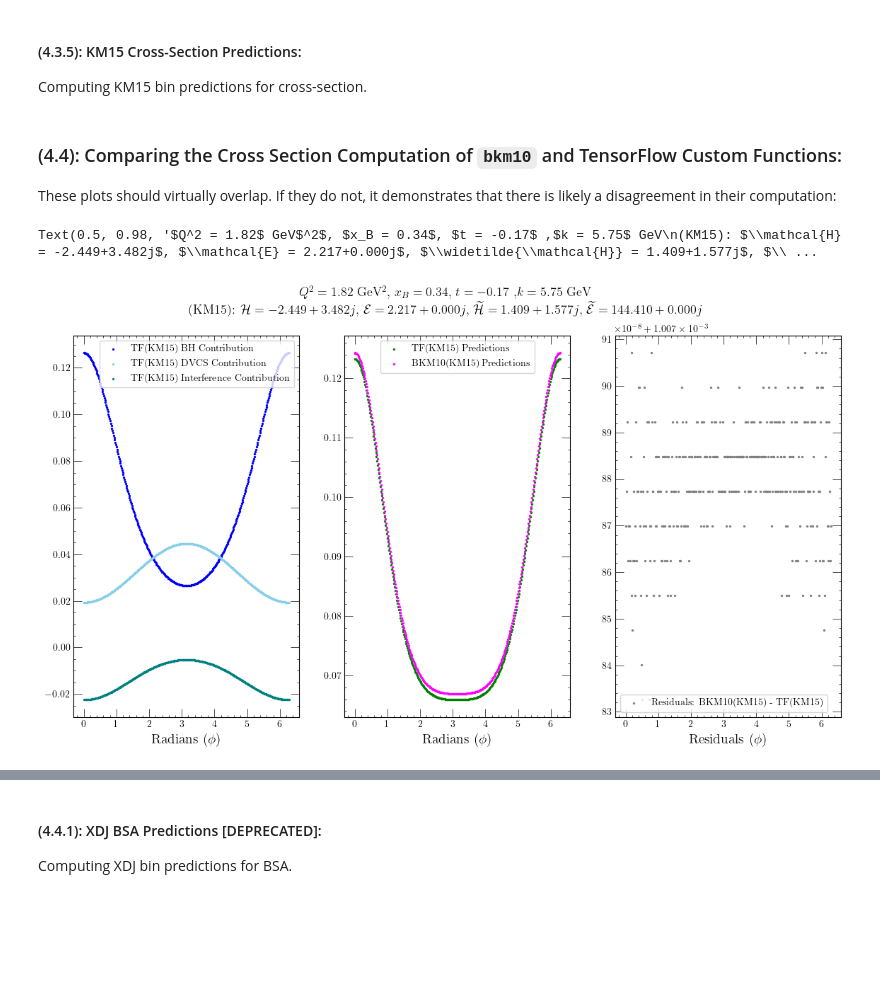
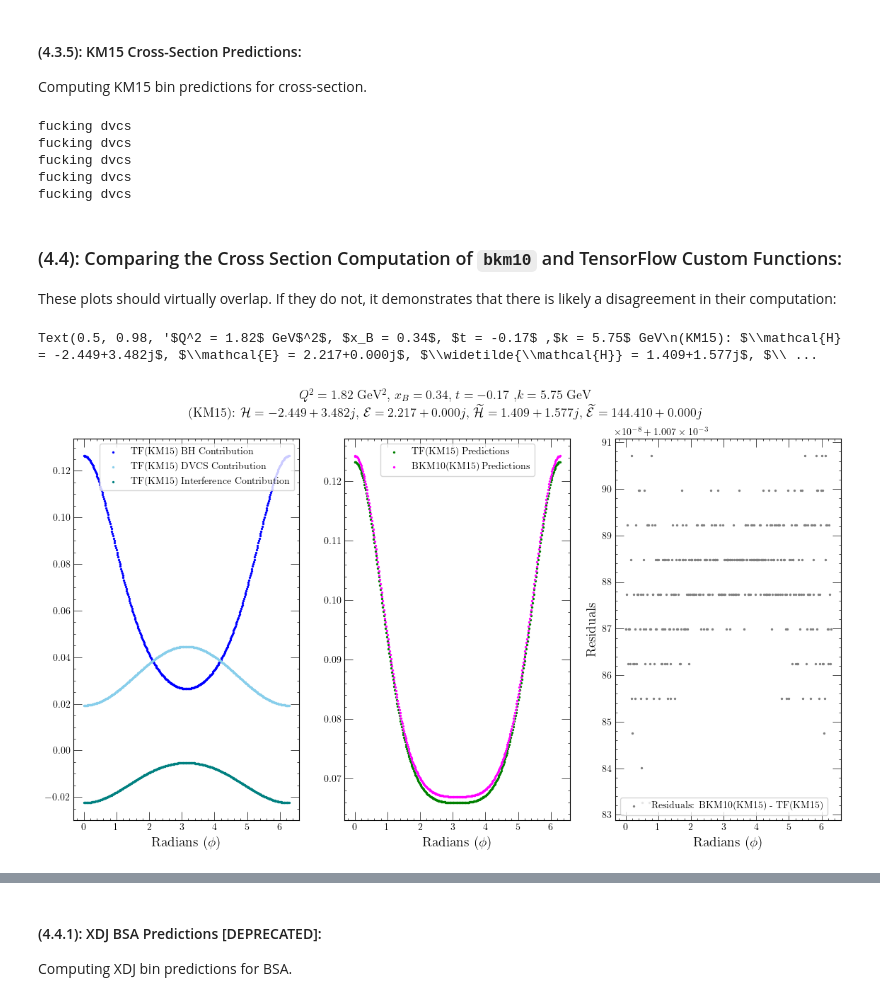
Before and after one commit to JayDanielsss/gpd_dnn, a Jupyter notebook: closure_test/closure_test.ipynb, the cells around one changed output, grey strips where cells are left out. Drawn from its saved outputs; the diff is of its cells as text; code cells hidden in the pictures; blank space fills up the shorter version.

```diff
--- a/closure_test/closure_test.ipynb
+++ b/closure_test/closure_test.ipynb
@@ -1771,7 +1797,7 @@ def interference_amplitude(
     lep_helicity, target_polar, q_sq, xb, t, ep, y, xi, k, f1, f2, ktilde, tprime, phi, p1, p2,
     cff_re_h, cff_re_ht, cff_re_e, cff_im_h, cff_im_ht, cff_im_e, use_ww: bool = True):
 
-    if target_polar == 1.0:
+    if (target_polar == -0.5 or target_polar == +0.5):
         # [TODO]: Code polarized target coefficients. @Woofmagic
         raise NotImplementedError("NO POLARIZED TARGET YET!")
 
@@ -1805,7 +1831,9 @@ def interference_amplitude(
             i_unp_s2(1.0, q_sq, xb, t, ep, y, xi, k, tprime, f1, f2, ktilde, cff_im_h, cff_im_ht, cff_im_e, use_ww) +
             i_unp_s2(-1.0, q_sq, xb, t, ep, y, xi, k, tprime, f1, f2, ktilde, cff_im_h, cff_im_ht, cff_im_e, use_ww)
         )
+
     else:
+
         i_c0 = i_unp_c0(q_sq, xb, t, ep, y, xi, k, f1, f2, ktilde, cff_re_h, cff_re_ht, cff_re_e, use_ww)
         i_c1 = i_unp_c1(q_sq, xb, t, ep, y, xi, k, tprime, f1, f2, ktilde, cff_re_h, cff_re_ht, cff_re_e, use_ww)
         i_c2 = i_unp_c2(q_sq, xb, t, ep, y, xi, k, tprime, f1, f2, ktilde, cff_re_h, cff_re_ht, cff_re_e, use_ww)
@@ -1814,12 +1842,15 @@ def interference_amplitude(
         i_s1 = i_unp_s1(lep_helicity, q_sq, xb, t, ep, y, xi, k, tprime, f1, f2, ktilde, cff_im_h, cff_im_ht, cff_im_e, use_ww)
         i_s2 = i_unp_s2(lep_helicity, q_sq, xb, t, ep, y, xi, k, tprime, f1, f2, ktilde, cff_im_h, cff_im_ht, cff_im_e, use_ww)
 
-    return ((i_c0 +
+    return (
+        (
+            i_c0 * tf.cos(0. * (tf.constant(np.pi) - phi)) +
             i_c1 * tf.cos(1. * (tf.constant(np.pi) - phi)) +
             i_c2 * tf.cos(2. * (tf.constant(np.pi) - phi)) +
             i_c3 * tf.cos(3. * (tf.constant(np.pi) - phi)) +
             i_s1 * tf.sin(1. * (tf.constant(np.pi) - phi)) +
-            i_s2 * tf.sin(2. * (tf.constant(np.pi) - phi)))/(xb * y * y * y * t * p1 * p2))
+            i_s2 * tf.sin(2. * (tf.constant(np.pi) - phi))
+        )/(xb * y * y * y * t * p1 * p2))
 # %% [markdown]
 #### (4.3.8): Total Cross-Section Function:
 # %%
@@ -1827,7 +1858,7 @@ def bkm10_cross_section(
     lep_helicity, target_polar, q_sq, xb, t, ep, y, xi, k, f1, f2, ktilde, tprime, phi, p1, p2,
     cff_re_h, cff_re_ht, cff_re_e, cff_re_et, cff_im_h, cff_im_ht, cff_im_e, cff_im_et, use_ww: bool = True):
 
-    if target_polar == 1.0:
+    if (target_polar == -0.5 or target_polar == +0.5):
         # [TODO]: Code polarized target coefficients. @Woofmagic
         raise NotImplementedError("NO POLARIZED TARGET YET!")
 
@@ -1869,16 +1900,12 @@ def bkm10_cross_section(
     elif lep_helicity == 1.0:
         tf_cross_section_km15 = (
             _CONVERSION_FACTOR*_QED_FINE_STRUCTURE**3*xb*y*y*(
-                bh_km15_plus_beam + 0.0 +
-                dvcs_km15_plus_beam + 0.0 +
-                interference_km15_plus_beam + 0.0) / (8.*tf.constant(np.pi)*q_sq*q_sq*tf.sqrt(1. + ep**2)))
+                bh_km15_plus_beam + 0.0 + dvcs_km15_plus_beam + 0.0 + interference_km15_plus_beam + 0.0) / (8.*tf.constant(np.pi)*q_sq*q_sq*tf.sqrt(1. + ep**2)))
 
     elif lep_helicity == -1.0:
         tf_cross_section_km15 = (
             _CONVERSION_FACTOR*_QED_FINE_STRUCTURE**3*xb*y*y*(
-                0.0 + bh_km15_minus_beam +
-                0.0 + dvcs_km15_minus_beam +
-                0.0 + interference_km15_minus_beam) / (8.*tf.constant(np.pi)*q_sq*q_sq*tf.sqrt(1. + ep**2)))
+                0.0 + bh_km15_minus_beam + 0.0 + dvcs_km15_minus_beam + 0.0 + interference_km15_minus_beam) / (8.*tf.constant(np.pi)*q_sq*q_sq*tf.sqrt(1. + ep**2)))
 
     return tf_cross_section_km15
 # %% [markdown]
@@ -2130,8 +2193,33 @@ interference_km15 = interference_amplitude(
 tf_cross_section_km15 = bkm10_cross_section(
     TEST_LEPTON_HELICITY, TEST_TARGET_POLARIZATION,
     TEST_Q_SQUARED, TEST_X_BJORKEN, TEST_T_VALUE, TEST_EP, TEST_Y, TEST_XI, TEST_K, TEST_F1, TEST_F2, TEST_K_TILDE, TEST_T_PRIME, phi_array_in_radians, TEST_P1, TEST_P2,
+    CFF_REAL_H_KM15, CFF_REAL_HT_KM15, CFF_REAL_E_KM15, CFF_REAL_ET_KM15, CFF_IMAG_H_KM15, CFF_IMAG_HT_KM15, CFF_IMAG_E_KM15, CFF_IMAG_ET_KM15)
+
+bh_km15_plus_beam_unp_target = bh_squared(
+    +1.0, 0.0,
+    TEST_Q_SQUARED, TEST_X_BJORKEN, TEST_T_VALUE, TEST_EP, TEST_Y, TEST_K, TEST_F1, TEST_F2, phi_array_in_radians, TEST_P1, TEST_P2)
+
+dvcs_km15_plus_beam_unp_target = dvcs_squared(
+    +1.0, 0.0,
+    TEST_Q_SQUARED, TEST_X_BJORKEN, TEST_T_VALUE, TEST_EP, TEST_Y, TEST_XI, TEST_K, phi_array_in_radians,
+    CFF_REAL_H_KM15, CFF_REAL_HT_KM15, CFF_REAL_E_KM15, CFF_REAL_ET_KM15, CFF_IMAG_H_KM15, CFF_IMAG_HT_KM15, CFF_IMAG_E_KM15, CFF_IMAG_ET_KM15)
+
+interference_km15_plus_beam_unp_target = interference_amplitude(
+    +1.0, 0.0,
+    TEST_Q_SQUARED, TEST_X_BJORKEN, TEST_T_VALUE, TEST_EP, TEST_Y, TEST_XI, TEST_K, TEST_F1, TEST_F2, TEST_K_TILDE, TEST_T_PRIME, phi_array_in_radians, TEST_P1, TEST_P2,
+    CFF_REAL_H_KM15, CFF_REAL_HT_KM15, CFF_REAL_E_KM15, CFF_IMAG_H_KM15, CFF_IMAG_HT_KM15, CFF_IMAG_E_KM15)
+
+tf_cross_section_km15_plus_beam_unp_target = bkm10_cross_section(
+    +1.0, 0.0,
+    TEST_Q_SQUARED, TEST_X_BJORKEN, TEST_T_VALUE, TEST_EP, TEST_Y, TEST_XI, TEST_K, TEST_F1, TEST_F2, TEST_K_TILDE, TEST_T_PRIME, phi_array_in_radians, TEST_P1, TEST_P2,
     CFF_REAL_H_KM15, CFF_REAL_HT_KM15, CFF_REAL_E_KM15, CFF_REAL_ET_KM15, CFF_IMAG_H_KM15, CFF_IMAG_HT_KM15, CFF_IMAG_E_KM15, CFF_IMAG_ET_KM15
 )
+# %% [output]
+fucking dvcs
+fucking dvcs
+fucking dvcs
+fucking dvcs
+fucking dvcs
 # %% [markdown]
 ### (4.4): Comparing the Cross Section Computation of `bkm10` and TensorFlow Custom Functions:
 
@@ -2187,32 +2275,33 @@ xsec_test_ax[1].scatter(
 # SIGMA(BKM10(KM15))
 xsec_test_ax[1].scatter(
     phi_array_in_radians, bkm10_cross_sections_km15,
     color = "magenta", s = 2., label = "BKM10(KM15) Predictions")
 
 # residuals
 xsec_test_ax[2].scatter(
     phi_array_in_radians, (bkm10_cross_sections_km15 - tf_cross_section_km15),
     color = "gray", s = 2., label = "Residuals: BKM10(KM15) - TF(KM15)"
 )
 
 # residuals
 # xsec_test_ax[2].scatter(
 #     phi_array_in_radians, (bkm10_cross_sections_xdj - tf_cross_section_xdj),
 #     color = "darkgray", s = 2., label = "Residuals: BKM10(XDJ) - TF(XDJ)"
 # )
 
 xsec_test_ax[0].set_xlabel(r"Radians ($\phi$)", fontsize = 14)
 xsec_test_ax[1].set_xlabel(r"Radians ($\phi$)", fontsize = 14)
-xsec_test_ax[2].set_xlabel(r"Residuals ($\phi$)", fontsize = 14)
+xsec_test_ax[2].set_xlabel(r"Radians ($\phi$)", fontsize = 14)
+xsec_test_ax[2].set_ylabel(r"Residuals", fontsize = 14)
 
 xsec_test_ax[0].legend()
 xsec_test_ax[1].legend()
 xsec_test_ax[2].legend()
 
 xsec_test_fig.suptitle(f"{title_string}\n(KM15): {km15_cff_string}", fontsize = 13)
 
 # only if we want to compare to Xiangdong Ji's predictions:
 # xsec_test_fig.suptitle(f"{title_string}\n(KM15): {km15_cff_string}\n(XDJ): {xdj_cff_string}", fontsize = 13)
 # %% [output]
 Text(0.5, 0.98, '$Q^2 = 1.82$ GeV$^2$, $x_B = 0.34$, $t = -0.17$ ,$k = 5.75$ GeV\n(KM15): $\\mathcal{H} = -2.449+3.482j$, $\\mathcal{E} = 2.217+0.000j$, $\\widetilde{\\mathcal{H}} = 1.409+1.577j$, $\\ ...
-[figure, old version]
+[figure, new version]
```
Also changed, not shown: parts of 48 cells of this notebook, 10 other files.
